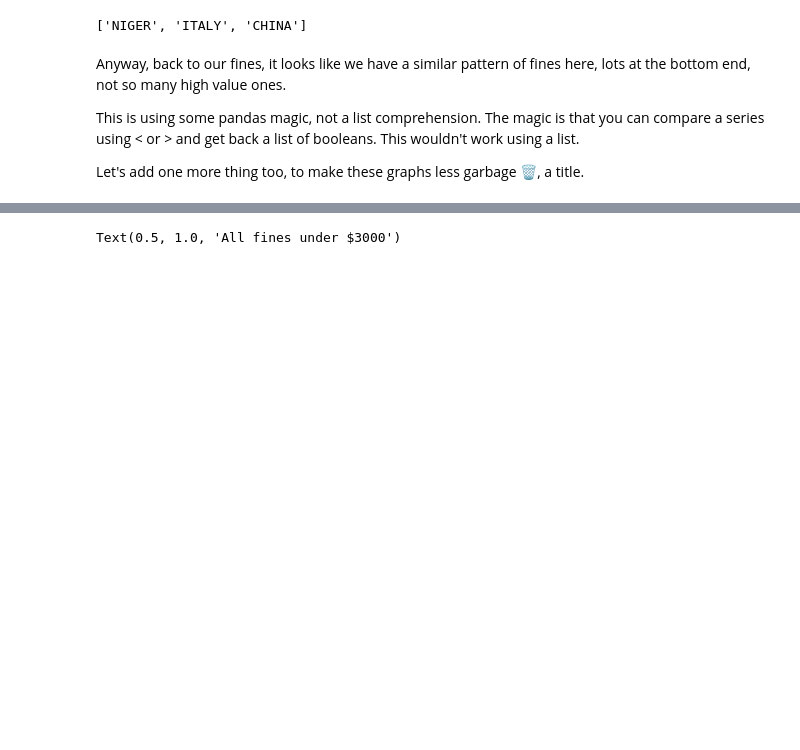
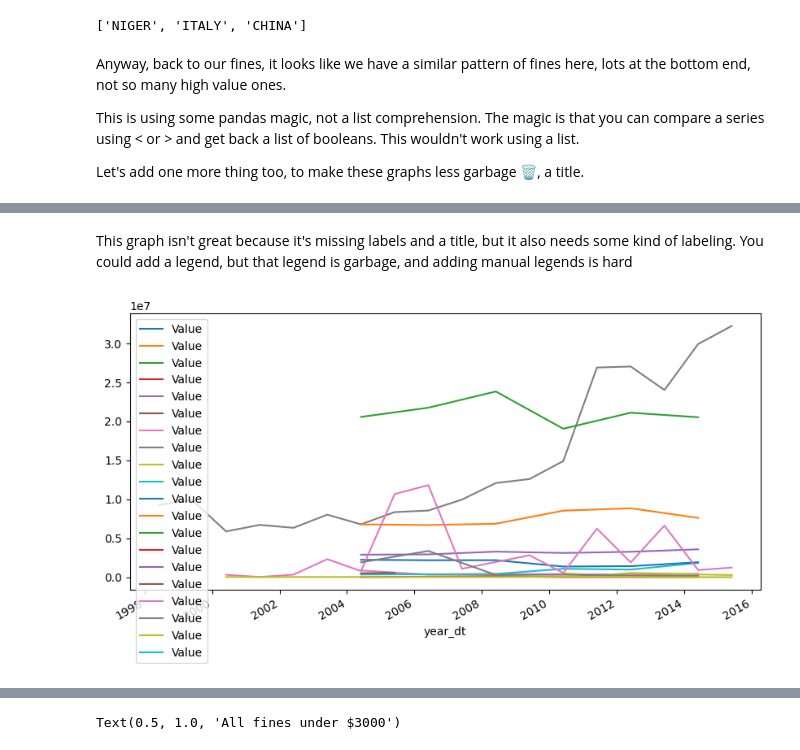
Before and after one commit to ZHONGHOIHUNG/data2, a Jupyter notebook: data_introduction/basic_pandas.ipynb, the cells around one changed output, grey strips where cells are left out. Cells and saved outputs as stored; diff of their text form; code cells hidden in the pictures; blank space fills up the shorter version.

```diff
--- a/data_introduction/basic_pandas.ipynb
+++ b/data_introduction/basic_pandas.ipynb
@@ -292,0 +338,7 @@ for country, df in penalty_data.groupby("Country or Area"):
+# %% [markdown]
+This graph isn't great because it's missing labels and a title, but it also needs some kind of labeling. You could add a legend, but that legend is garbage, and adding manual legends is hard
+# %%
+for country, df in penalty_data.set_index("year_dt").groupby("Country or Area"):
+    df.Value.plot(legend=True)
+# %% [output]
+[figure, added]
```
Also changed, not shown: parts of 14 cells of this notebook.
